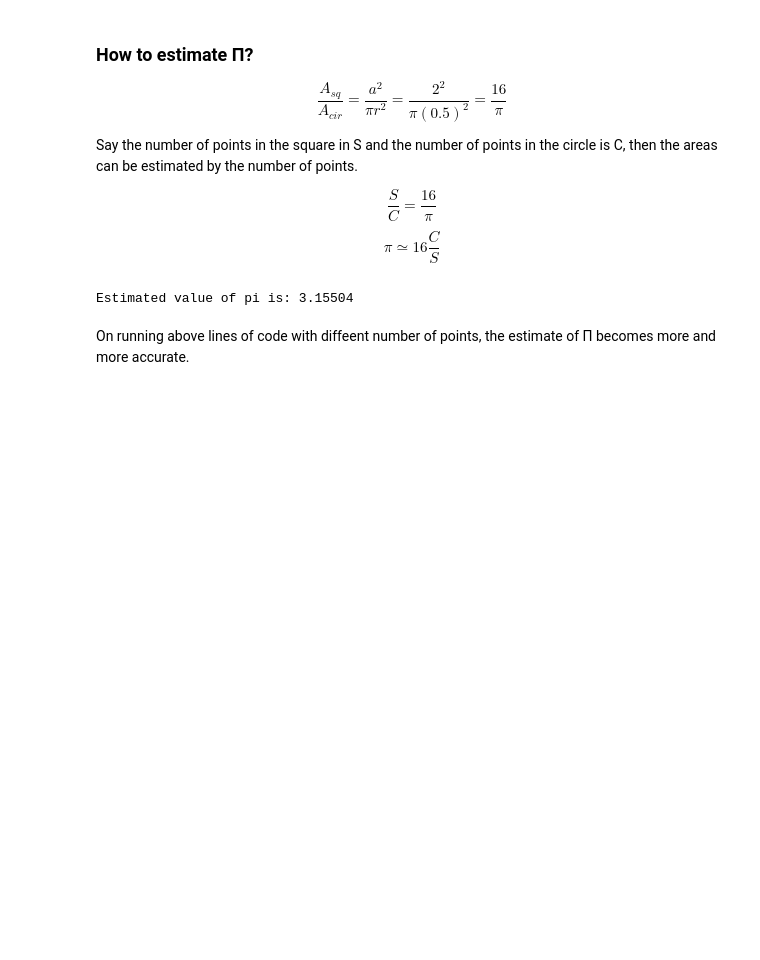
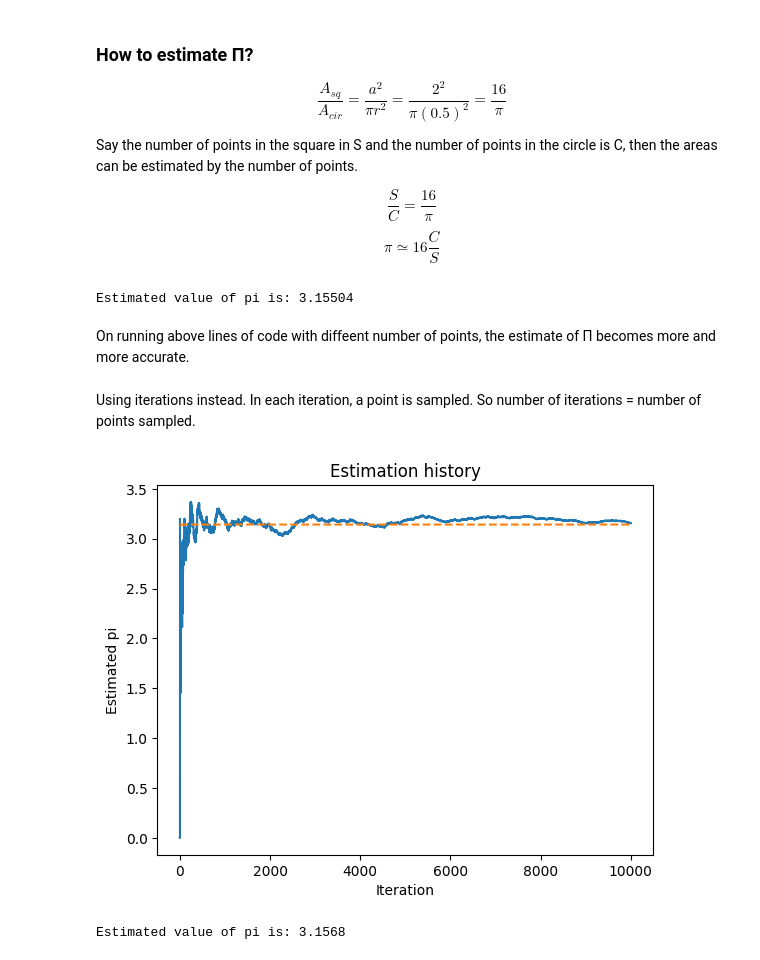
Before and after one commit to arghasree/RL, a Jupyter notebook: MC_example.ipynb, the cells around one changed output. Cells and saved outputs as stored; diff of their text form; code cells hidden in the pictures; blank space fills up the shorter version.

Commit message:
Using iterations instead of number of points

```diff
--- a/MC_example.ipynb
+++ b/MC_example.ipynb
@@ -56,3 +56,27 @@ print('Estimated value of pi is:', pi_estimated)
 Estimated value of pi is: 3.15504
 # %% [markdown]
 On running above lines of code with diffeent number of points, the estimate of Π becomes more and more accurate.
+# %% [markdown]
+Using iterations instead. In each iteration, a point is sampled. So number of iterations = number of points sampled.
+# %%
+def estimate_pi_mc(n_iteration):
+  n_point_circle = 0
+  pi_iteration = []
+  for i in range(1, n_iteration+1):
+    point = torch.rand(2) * 2 - 1  # generating a point
+    r = torch.sqrt(point[0] ** 2 + point[1] ** 2)  # calculating it's distance from the origin
+    if r <= 0.5:
+      n_point_circle += 1
+    pi_iteration.append(16 * (n_point_circle / i))  # i=number of points generated, therefore inside the square; saving the estimate of \pi
+  plt.plot(pi_iteration)
+  plt.plot([math.pi] * n_iteration, '--')
+  plt.xlabel('Iteration')
+  plt.ylabel('Estimated pi')
+  plt.title('Estimation history')
+  plt.show()
+  print('Estimated value of pi is:', pi_iteration[-1])
+# %%
+estimate_pi_mc(10000)
+# %% [output]
+[figure, added]
+Estimated value of pi is: 3.1568
```
